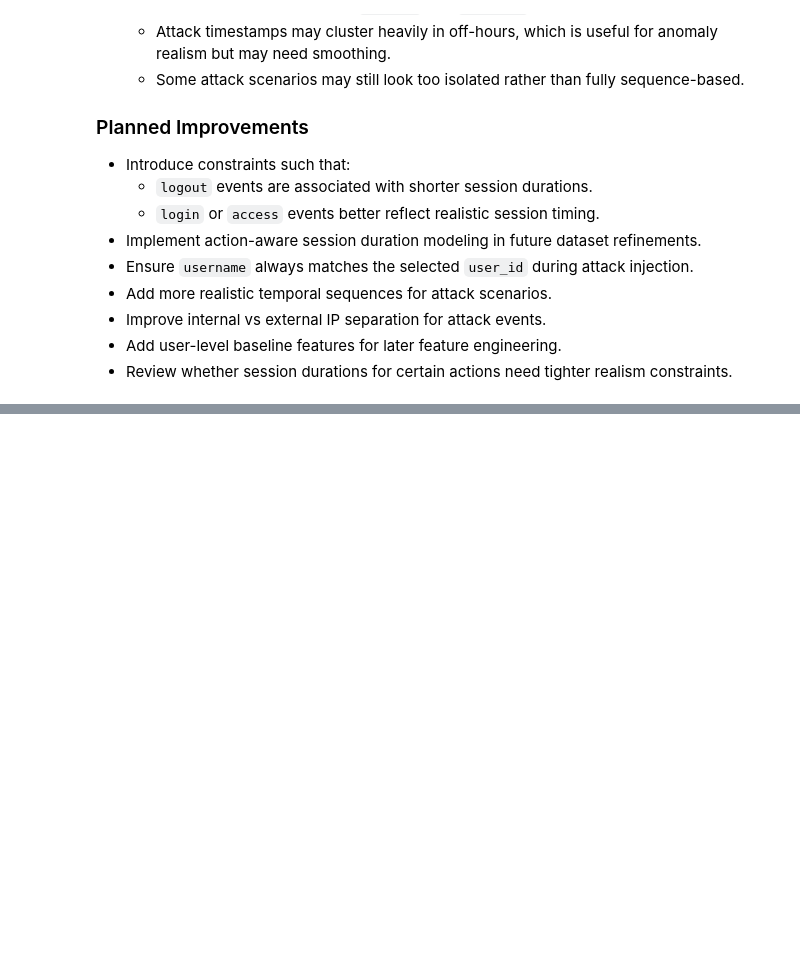
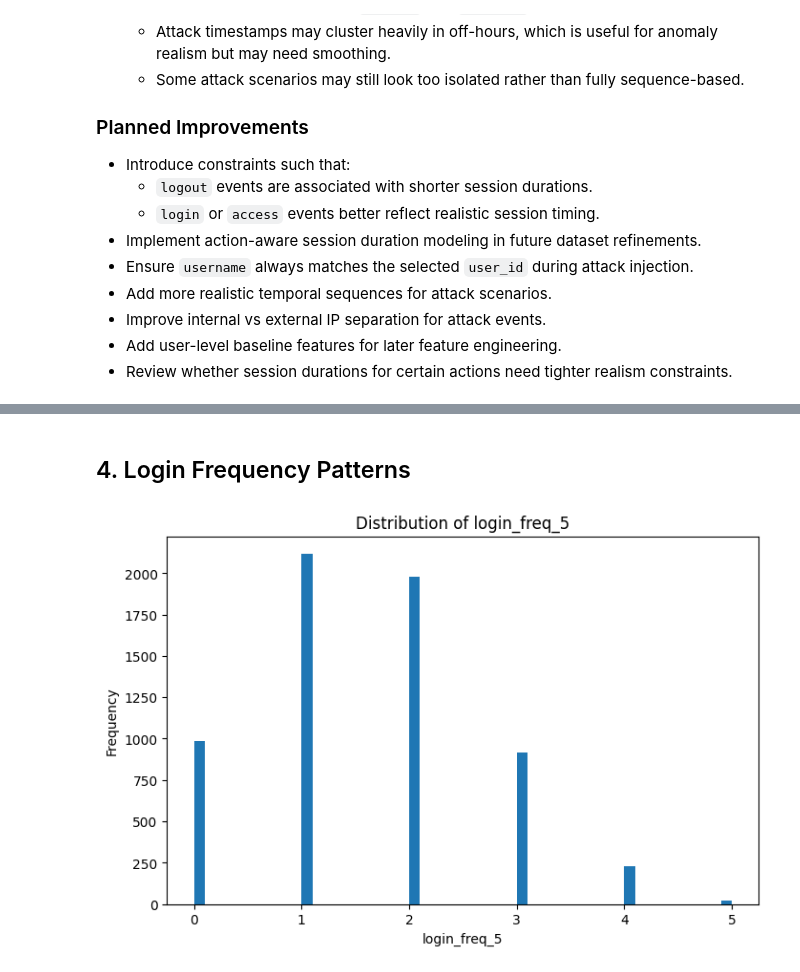
Before and after one commit to 0x0allenace/security-anomaly-project, a Jupyter notebook: notebooks/exploration.ipynb, the cells around one changed output, grey strips where cells are left out. Cells and saved outputs as stored; diff of their text form; code cells hidden in the pictures; blank space fills up the shorter version.

```diff
--- a/notebooks/exploration.ipynb
+++ b/notebooks/exploration.ipynb
@@ -206,0 +279,6 @@ plt.show()
+# %% [markdown]
+## 4. Login Frequency Patterns
+# %%
+plot_distribution(df, "login_freq_5")
+# %% [output]
+[figure, added]
```
Also changed, not shown: parts of 15 cells of this notebook, 2 other files.
